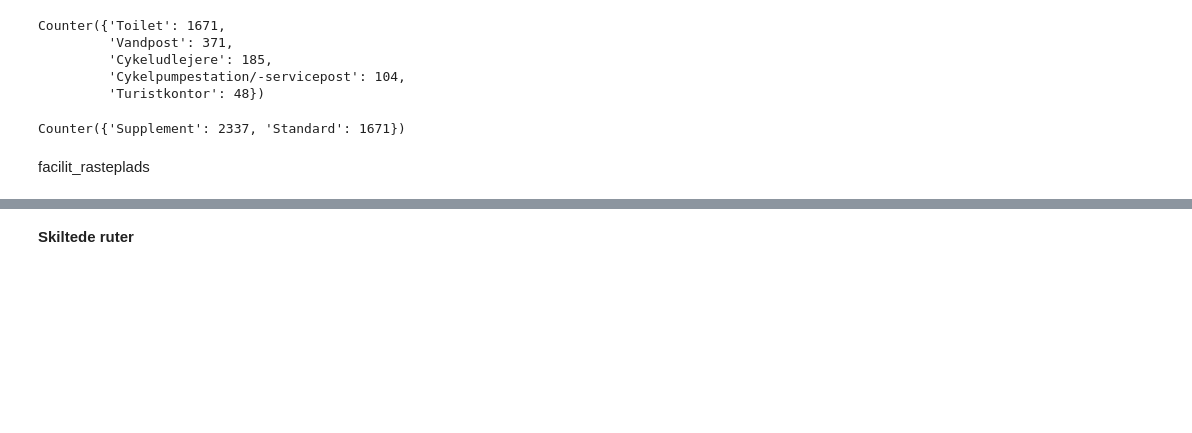
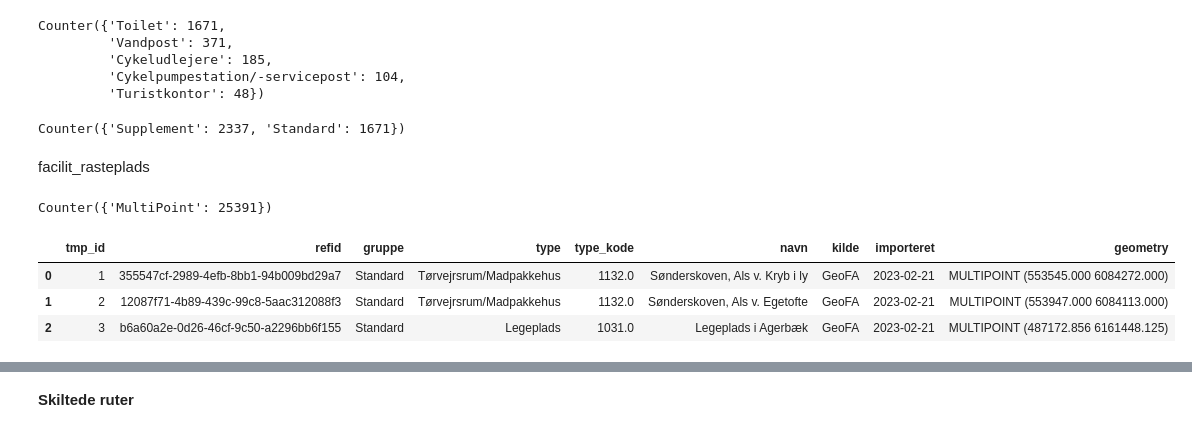
Before and after one commit to anastassiavybornova/knudepunkter, a Jupyter notebook: scripts/0x_explore_septima_data.ipynb, the cells around one changed output, grey strips where cells are left out. Saved outputs shown, nothing was run; the diff lists cells and outputs as text; code cells hidden in the pictures; blank space fills up the shorter version.

```diff
--- a/scripts/0x_explore_septima_data.ipynb
+++ b/scripts/0x_explore_septima_data.ipynb
@@ -490,2 +508,13 @@ Counter({'Supplement': 2337, 'Standard': 1671})
 # %% [markdown]
 facilit_rasteplads
+# %%
+fn = "facilit_rasteplads"
+gdf = gpd.read_file(fpc + f"/{fn}/{fn}.shp")
+print(Counter(gdf.geometry.geom_type))
+gdf.head(3)
+# %% [output]
+Counter({'MultiPoint': 25391})
+|  | tmp_id | refid | gruppe | type | type_kode | navn | kilde | importeret | geometry |
+| 0 | 1 | 355547cf-2989-4efb-8bb1-94b009bd29a7 | Standard | Tørvejrsrum/Madpakkehus | 1132.0 | Sønderskoven, Als v. Kryb i ly | GeoFA | 2023-02-21 | MULTIPOINT (553545.000 6084272.000) |
+| 1 | 2 | 12087f71-4b89-439c-99c8-5aac312088f3 | Standard | Tørvejrsrum/Madpakkehus | 1132.0 | Sønderskoven, Als v. Egetofte | GeoFA | 2023-02-21 | MULTIPOINT (553947.000 6084113.000) |
+| 2 | 3 | b6a60a2e-0d26-46cf-9c50-a2296bb6f155 | Standard | Legeplads | 1031.0 | Legeplads i Agerbæk | GeoFA | 2023-02-21 | MULTIPOINT (487172.856 6161448.125) |
```
Also changed, not shown: parts of 32 cells of this notebook.
